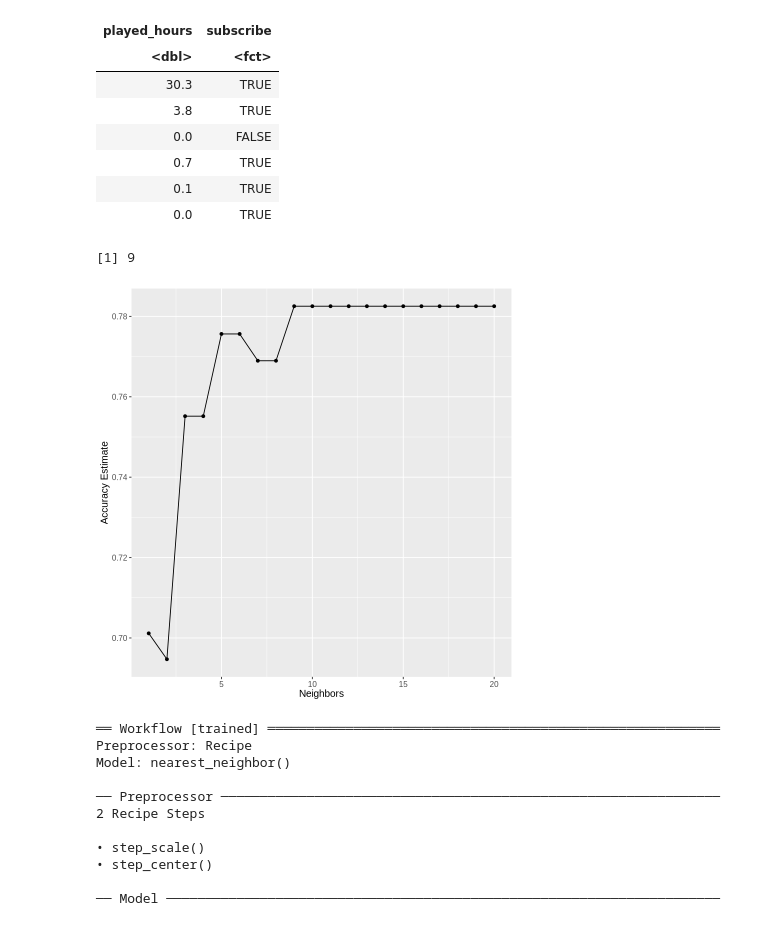
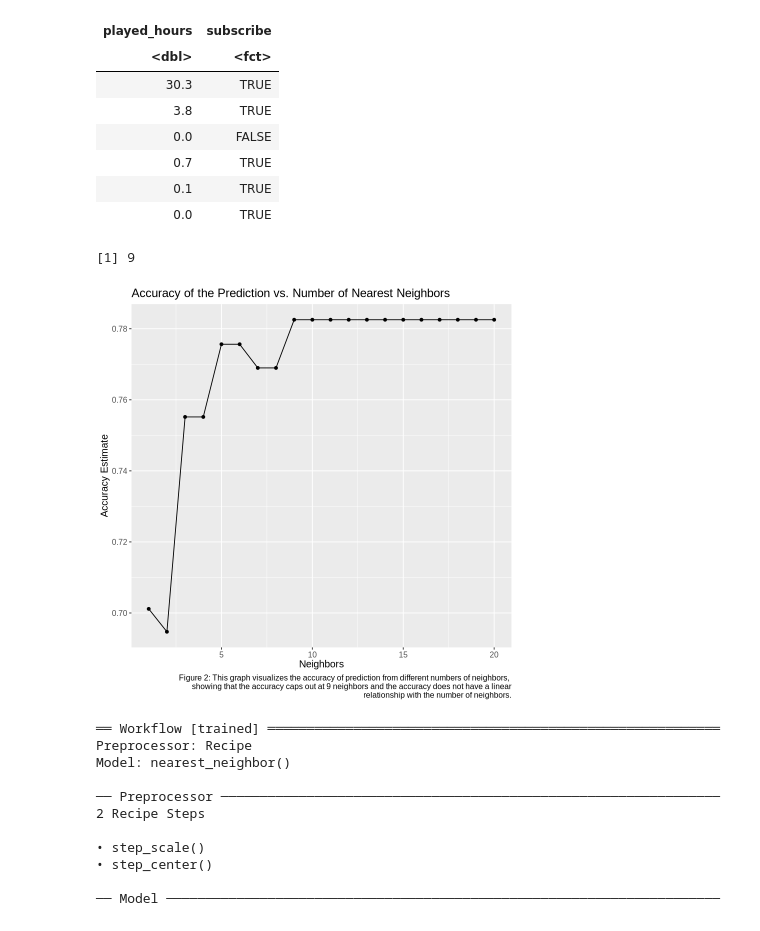
Before and after one commit to cohenp/DSCI-100-Project-004-21, a Jupyter notebook: project_final_report.ipynb, the cells around one changed output. Drawn from its saved outputs; the diff is of its cells as text; code cells hidden in the pictures.

```diff
--- a/project_final_report.ipynb
+++ b/project_final_report.ipynb
@@ -278,35 +261,37 @@ player_recipe <- recipe(subscribe ~ played_hours, data = player_train) |>
 player_model <- nearest_neighbor(weight_func = "rectangular", neighbors = tune()) |>
   set_engine("kknn") |>
   set_mode("classification")
 
 k_vals <- tibble(neighbors = seq(1:20))
 
 knn_results <- workflow() |>
   add_recipe(player_recipe) |>
   add_model(player_model) |>
   tune_grid(resamples = player_vfold, grid = k_vals) |>
   collect_metrics()
 
 accuracies <- knn_results |>
   filter(.metric == "accuracy")
 
 
 accuracy_vs_k <- ggplot(accuracies, aes(x = neighbors, y = mean)) +
   geom_point() +
   geom_line() +
-  labs(x = "Neighbors", y = "Accuracy Estimate") +
+  labs(x = "Neighbors", y = "Accuracy Estimate", title= "Accuracy of the Prediction vs. Number of Nearest Neighbors", caption= "Figure 2: This graph visualizes the accuracy of prediction from different numbers of neighbors,
+showing that the accuracy caps out at 9 neighbors and the accuracy does not have a linear
+relationship with the number of neighbors.") +
   theme(text = element_text(size = 12))
 
 accuracy_vs_k
 
 best_k <- accuracies |>
         arrange(desc(mean)) |>
         head(1) |>
         pull(neighbors)
 best_k
 # %% [output]
 [1] 9
-[figure, old version]
+[figure, new version]
 # %%
 set.seed(42)
 
```
Also changed, not shown: parts of 4 cells of this notebook.
